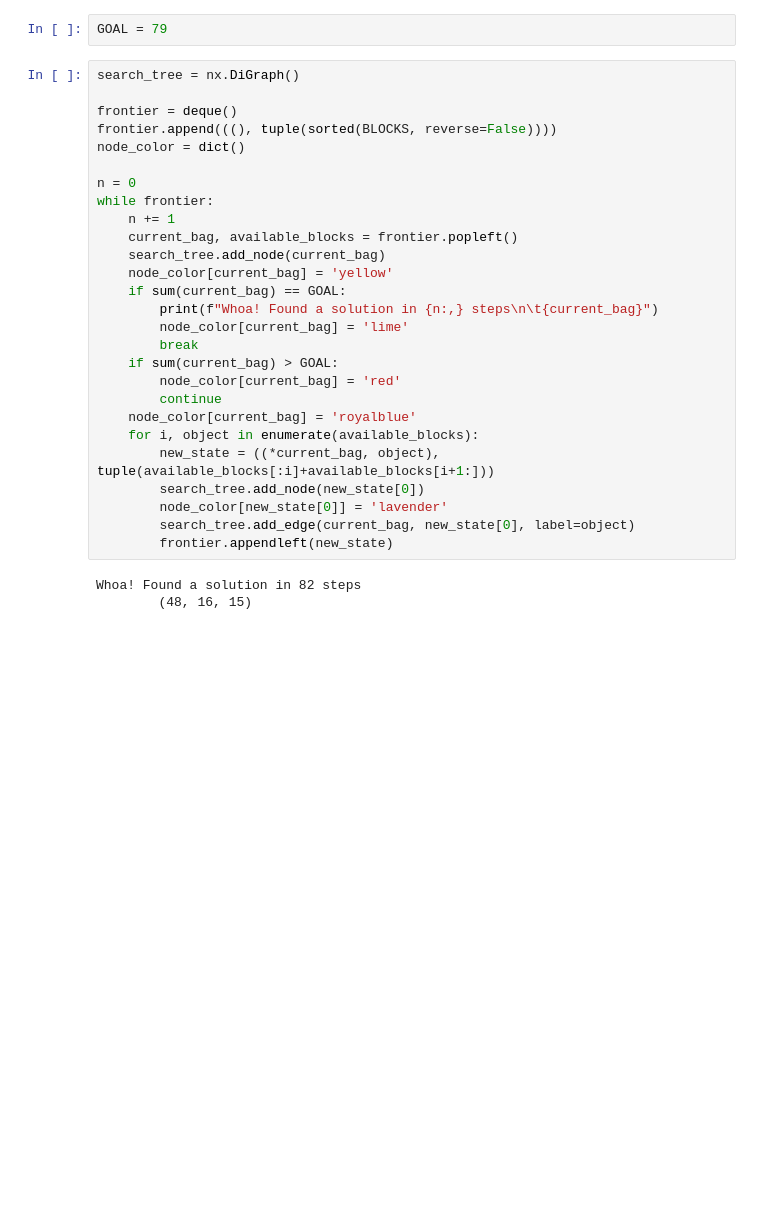
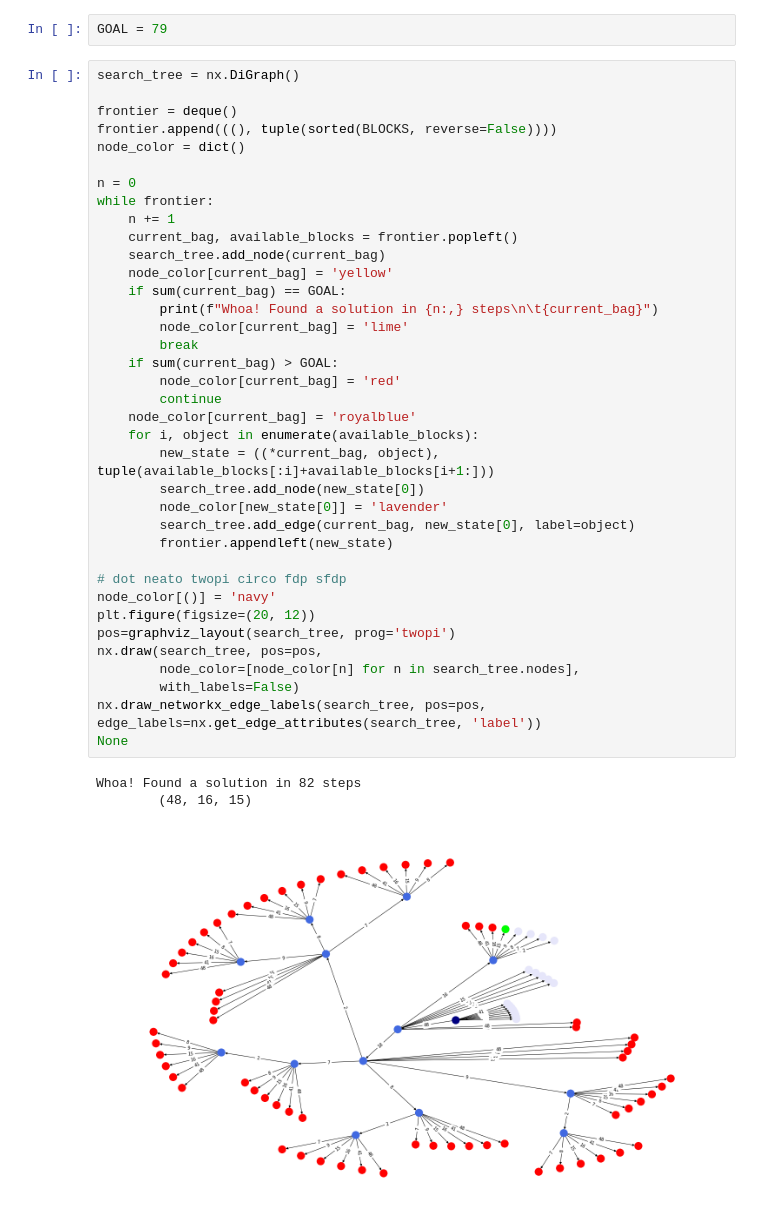
Before and after one commit to squillero/computational-intelligence, a Jupyter notebook: bricks.ipynb, the cells around one changed output. Drawn from its saved outputs; the diff is of its cells as text; blank space fills up the shorter version.

```diff
--- a/bricks.ipynb
+++ b/bricks.ipynb
@@ -21,31 +20,42 @@ GOAL = 79
 # %%
 search_tree = nx.DiGraph()
 
 frontier = deque()
 frontier.append(((), tuple(sorted(BLOCKS, reverse=False))))
 node_color = dict()
 
 n = 0
 while frontier:
     n += 1
     current_bag, available_blocks = frontier.popleft()
     search_tree.add_node(current_bag)
     node_color[current_bag] = 'yellow'
     if sum(current_bag) == GOAL:
         print(f"Whoa! Found a solution in {n:,} steps\n\t{current_bag}")
         node_color[current_bag] = 'lime'
         break
     if sum(current_bag) > GOAL:
         node_color[current_bag] = 'red'
         continue
     node_color[current_bag] = 'royalblue'
     for i, object in enumerate(available_blocks):
         new_state = ((*current_bag, object), tuple(available_blocks[:i]+available_blocks[i+1:]))
         search_tree.add_node(new_state[0])
         node_color[new_state[0]] = 'lavender'
         search_tree.add_edge(current_bag, new_state[0], label=object)
         frontier.appendleft(new_state)
+
+# dot neato twopi circo fdp sfdp
+node_color[()] = 'navy'
+plt.figure(figsize=(20, 12))
+pos=graphviz_layout(search_tree, prog='twopi')
+nx.draw(search_tree, pos=pos,
+        node_color=[node_color[n] for n in search_tree.nodes],
+        with_labels=False)
+nx.draw_networkx_edge_labels(search_tree, pos=pos, edge_labels=nx.get_edge_attributes(search_tree, 'label'))
+None
 # %% [output]
 Whoa! Found a solution in 82 steps
         (48, 16, 15)
+[figure, added]
 # %%
```
Also changed, not shown: parts of 2 cells of this notebook, 1 other file.
